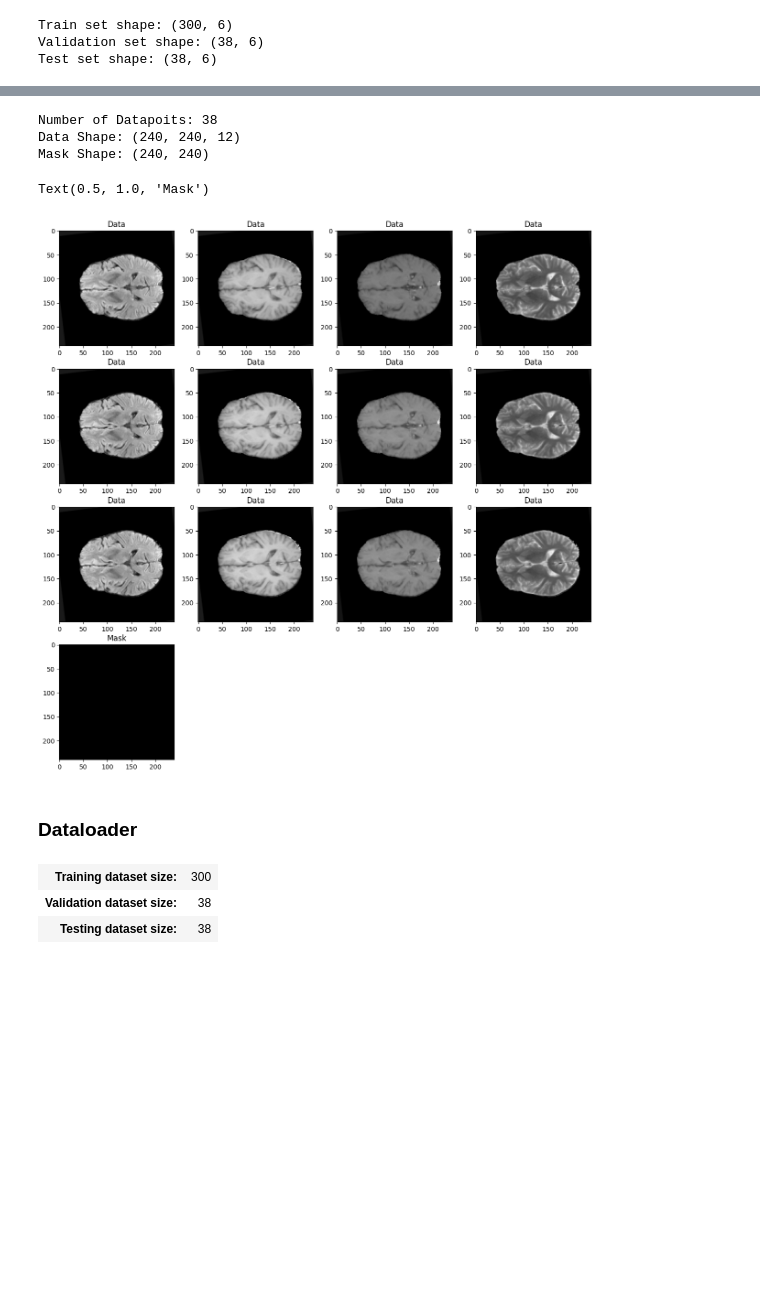
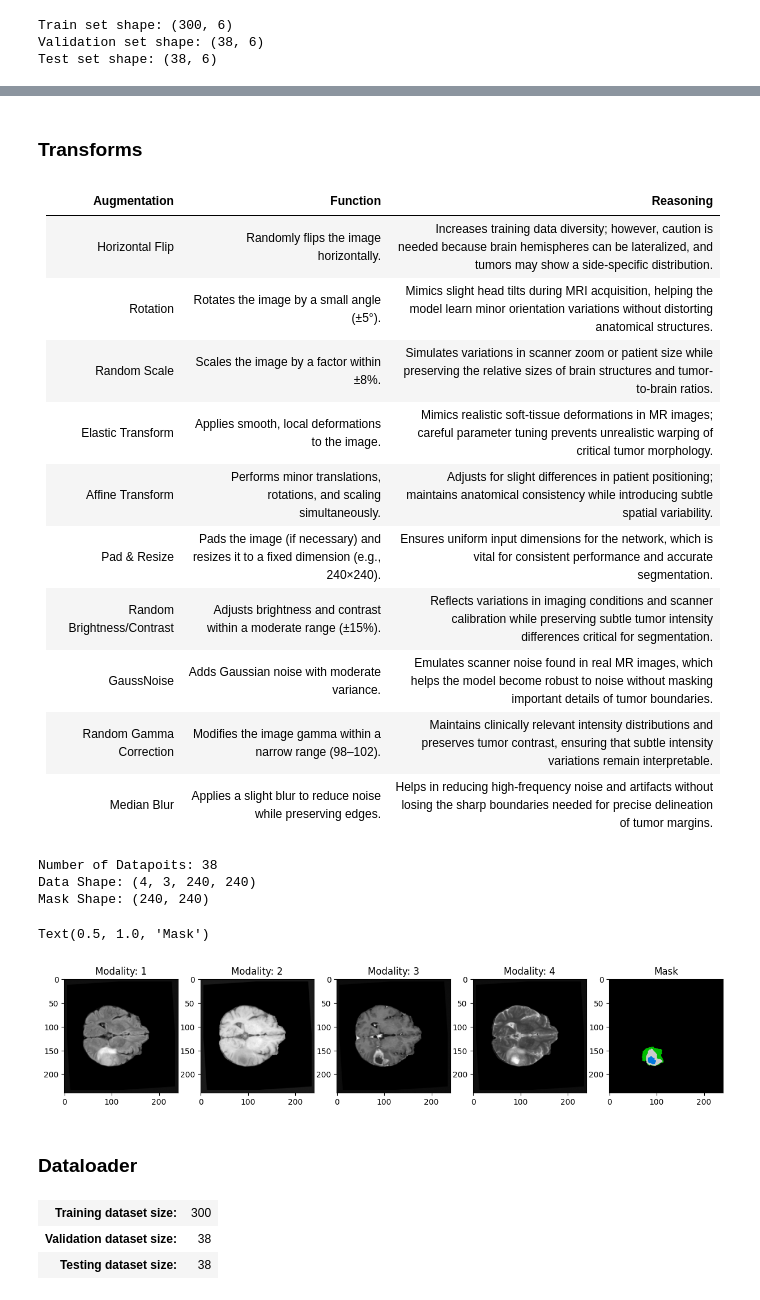
Before and after one commit to hakeematyab/Reliable-Explainable-Brain-Tumor-Segmentation, a Jupyter notebook: notebooks/ModelTraining.ipynb, the cells around one changed output, grey strips where cells are left out. Cells and saved outputs as stored; diff of their text form; code cells hidden in the pictures; blank space fills up the shorter version.

Commit message:
Included data processing codebase

```diff
--- a/notebooks/ModelTraining.ipynb
+++ b/notebooks/ModelTraining.ipynb
@@ -212,24 +202,37 @@ class BrainTumorDataset(Dataset):
+# %% [markdown]
+### Transforms
+# %% [markdown]
+| **Augmentation**    | **Function**                                                                                             | **Reasoning**                                                                                                                                       |
+|-------------------------------|-------------------------------------------------------------------------------------------------------------------------|---------------------------------------------------------------------------------------------------------------------------------------------------------------------|
+| Horizontal Flip               | Randomly flips the image horizontally.                                                                                 | Increases training data diversity; however, caution is needed because brain hemispheres can be lateralized, and tumors may show a side-specific distribution.    |
+| Rotation                      | Rotates the image by a small angle (±5°).                                                                               | Mimics slight head tilts during MRI acquisition, helping the model learn minor orientation variations without distorting anatomical structures.                  |
+| Random Scale                  | Scales the image by a factor within ±8%.                                                                               | Simulates variations in scanner zoom or patient size while preserving the relative sizes of brain structures and tumor-to-brain ratios.                             |
+| Elastic Transform             | Applies smooth, local deformations to the image.                                                                       | Mimics realistic soft-tissue deformations in MR images; careful parameter tuning prevents unrealistic warping of critical tumor morphology.                       |
+| Affine Transform              | Performs minor translations, rotations, and scaling simultaneously.                                                  | Adjusts for slight differences in patient positioning; maintains anatomical consistency while introducing subtle spatial variability.                           |
+| Pad & Resize                  | Pads the image (if necessary) and resizes it to a fixed dimension (e.g., 240×240).                                      | Ensures uniform input dimensions for the network, which is vital for consistent performance and accurate segmentation.                                             |
+| Random Brightness/Contrast    | Adjusts brightness and contrast within a moderate range (±15%).                                                        | Reflects variations in imaging conditions and scanner calibration while preserving subtle tumor intensity differences critical for segmentation.                |
+| GaussNoise                    | Adds Gaussian noise with moderate variance.                                                                          | Emulates scanner noise found in real MR images, which helps the model become robust to noise without masking important details of tumor boundaries.             |
+| Random Gamma Correction       | Modifies the image gamma within a narrow range (98–102).                                                               | Maintains clinically relevant intensity distributions and preserves tumor contrast, ensuring that subtle intensity variations remain interpretable.              |
+| Median Blur                   | Applies a slight blur to reduce noise while preserving edges.                                                        | Helps in reducing high-frequency noise and artifacts without losing the sharp boundaries needed for precise delineation of tumor margins.                         |
 # %%
-transforms = {}
+transformations = {}
 spatial_transforms = alb.Compose([
     alb.HorizontalFlip(p=0.3),
     alb.Rotate(limit=5, p=0.3),
     alb.RandomScale(scale_limit=0.08, p=0.3),
-    alb.ElasticTransform(alpha=1, sigma=2.5, p=0.2),
-    alb.Affine(scale=(0.95, 1.05), translate_percent=(0.02, 0.02), rotate=(-5, 5), p=0.3, fit_output=False),
-    # alb.PadIfNeeded(min_height=256, min_width=256),
+    # alb.ElasticTransform(alpha=1, sigma=2.5, p=0.2),
+    # alb.Affine(scale=(0.95, 1.05), translate_percent=(0.02, 0.02), rotate=(-5, 5), p=0.3, fit_output=False),
     alb.PadIfNeeded(min_height=240, min_width=240),
-    # alb.Resize(256, 256)
     alb.Resize(240, 240)
 ], additional_targets={"mask":"mask"})
 intensity_transforms = alb.Compose([
     alb.RandomBrightnessContrast(brightness_limit=0.15, contrast_limit=0.15, p=0.4),
     alb.GaussNoise(p=0.3),
-    alb.RandomGamma(gamma_limit=(98,102), p=0.3),
+    alb.RandomGamma(gamma_limit=(90,110), p=0.3),
     alb.MedianBlur(blur_limit=3, p=0.2),
 ])
-transforms['spatial_transforms'] = spatial_transforms
-transforms['intensity_transforms'] = intensity_transforms
+transformations['spatial_transforms'] = spatial_transforms
+transformations['intensity_transforms'] = None
 # %%
 upper_bound=100
 lower_bound=60
@@ -238,33 +241,36 @@ test_data = BrainTumorDataset(dataset_test,
                              upper_bound=upper_bound,
                              lower_bound=lower_bound,
                              window_size = window_size,
-                             transforms=transforms)
+                             transformations=transformations)
 data, mask = test_data[0]
 print(f"Number of Datapoits: {len(data)}")
 print(f"Data Shape: {data[0].shape}")
 print(f"Mask Shape: {mask[0].shape}")
 # %% [output]
 Number of Datapoits: 38
-Data Shape: (240, 240, 12)
+Data Shape: (4, 3, 240, 240)
 Mask Shape: (240, 240)
 # %%
-idx = np.random.randint(upper_bound-lower_bound)
+data_point_idx = np.random.randint(len(data)-1)
+batch_idx = np.random.randint(upper_bound-lower_bound)
+data, mask = test_data[data_point_idx]
+anchor_slice = window_size//2
 
 plt.figure(figsize=(15,15))
 
-for i in range(data[idx].shape[-1]):
-    plt.subplot(4,4,i+1)
-    plt.imshow(data[idx][:,:,i], cmap="gray")
-    plt.title("Data")
+for i in range(data[batch_idx].shape[0]):
+    plt.subplot(4,5,i+1)
+    plt.imshow(data[batch_idx][i,anchor_slice, :,:], cmap="gray")
+    plt.title(f"Modality: {i+1}")
 
-plt.subplot(4,4,i+2)
-plt.imshow(mask[idx], cmap="nipy_spectral")
+plt.subplot(4,5,i+2)
+plt.imshow(mask[batch_idx], cmap="nipy_spectral")
 plt.title("Mask")
 # %% [output]
 Text(0.5, 1.0, 'Mask')
-[figure, old version]
+[figure, new version]
-# %% [markdown]
-### Dataloader
+# %% [markdown]
+### Dataloader
 # %%
 upper_bound=100
 lower_bound=60
```
Also changed, not shown: parts of 12 cells of this notebook.
